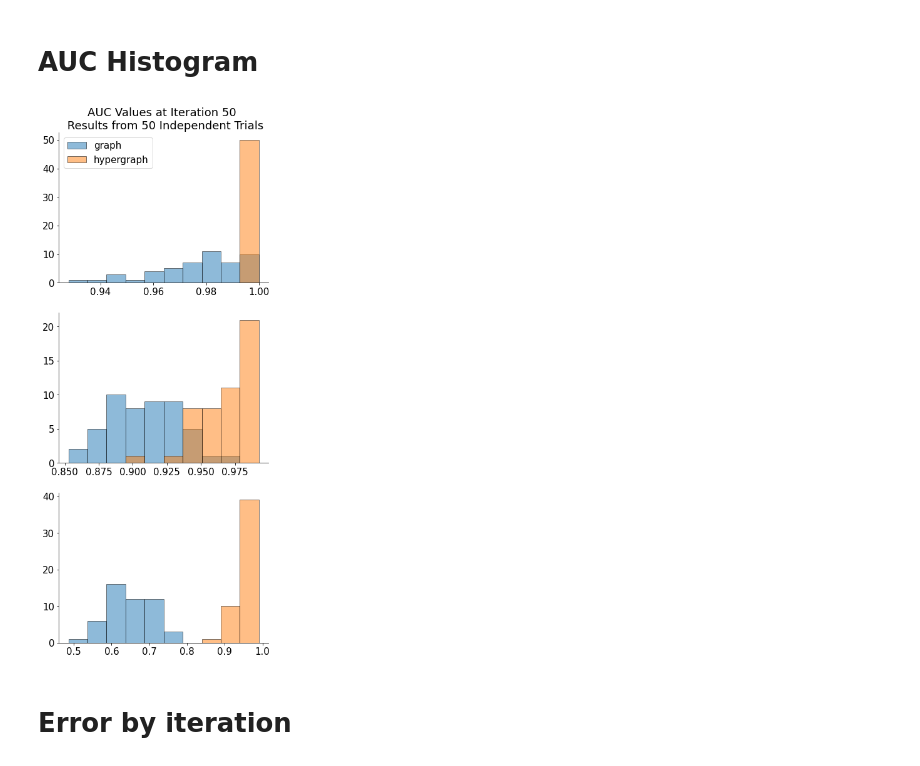
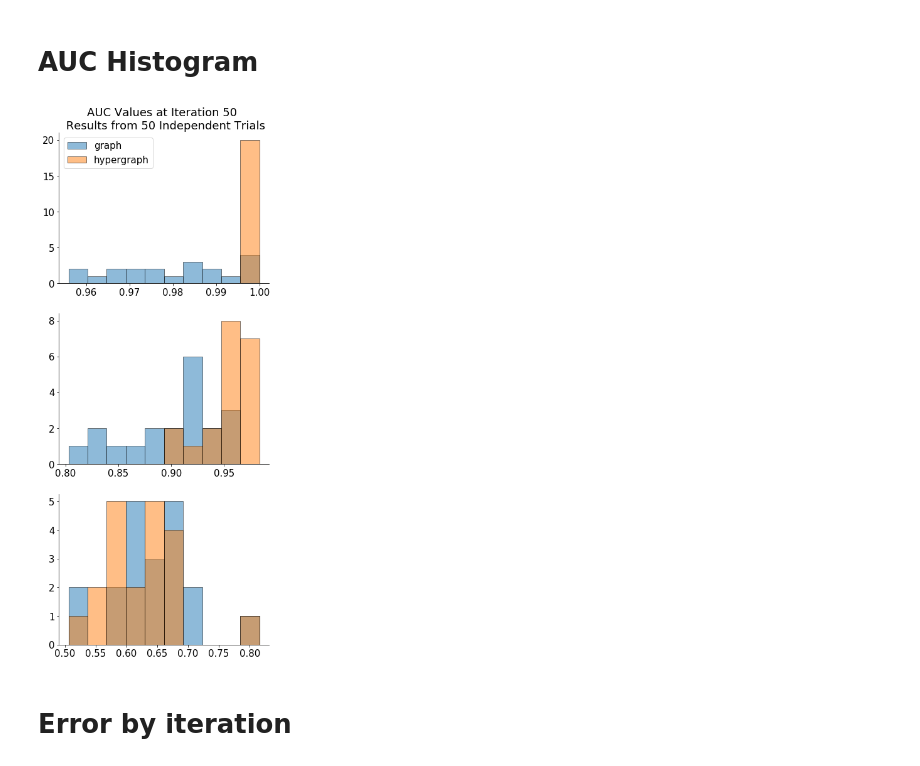
Before and after one commit to Orecchia-Research-Group/hypergraph_diffusions, a Jupyter notebook: Figure generation.ipynb, the cells around one changed output. Cells and saved outputs as stored; diff of their text form; code cells hidden in the pictures.

```diff
--- a/Figure generation.ipynb
+++ b/Figure generation.ipynb
@@ -27,7 +26,7 @@ def plot_label_comparison_binary(ax, label_vector, data_matrix, titlestring=None
     error = sweep_cut_classification_error(label_estimates)
 
     community_size = int(len(label_vector)/2)
-    im = ax.scatter(data_matrix[:,0],data_matrix[:,1], c=label_estimates)
+    im = ax.scatter(data_matrix[:,0],data_matrix[:,1], c=label_estimates.reshape(-1))
     #im = ax.scatter(data_matrix[:community_size,0],data_matrix[:community_size,1], c=label_estimates[:community_size])
     #plt.colorbar(im, ax=ax)
 
@@ -126,7 +125,7 @@ def final_plot_AUC_hist(AUC_vals, ax, decorated = False):
 k = 5
 iterations_to_plot = [50]
 diffusion_step_size = 1
-num_trials = 50
+num_trials = 20
 
 #fig, axes = plt.subplots(nrows=3, ncols=2, figsize = (12, 15))
 fig, ax = plt.subplots(nrows=3, ncols=1, figsize = (6, 15))
@@ -134,35 +133,36 @@ axes_idx = 0
 
 for data_generation, problem_kind in [(generate_spirals,'Spirals'), (generate_overlapping_rings,'Rings'),
                                       (generate_concentric_highdim,'Concentric hyperspheres')]:
+    print(problem_kind)
     AUC_vals = []
     for trial in range(num_trials):
         # generate new data
         _,data_matrix = data_generation(verbose=False)
 
         # build graph/hypergraph
         knn_adj_matrix = build_knn_graph(data_matrix,k)
         knn_hgraph_dict = build_knn_hypergraph(data_matrix,k)
 
         # run diffusion
         max_iterations_needed = max(iterations_to_plot)
         hypergraph_diff_results, graph_diff_results = semi_superivsed_knn_clustering(knn_adj_matrix,
                         knn_hgraph_dict, num_iterations = max_iterations_needed, verbose = False)
 
         hypergraph_x = hypergraph_diff_results['x']
         graph_x = graph_diff_results['x']
 
         n = data_matrix.shape[0]
         labels = np.hstack([np.full(shape=int(n/2),fill_value = -1),np.full(shape=int(n/2),fill_value = 1)])
         graph_auc_score = metrics.roc_auc_score(labels, graph_x[-1, :])
         hypergraph_auc_score = metrics.roc_auc_score(labels, hypergraph_x[-1, :])
 
         AUC_vals.append((hypergraph_auc_score, graph_auc_score))
     final_plot_AUC_hist(AUC_vals, ax = ax[axes_idx], decorated = (axes_idx == 0) )
     axes_idx+=1
 #plt.savefig('AUC_hist.pdf', bbox_inches='tight')
 plt.show()
 # %% [output]
-[figure, old version]
+[figure, new version]
 # %% [markdown]
 # Error by iteration
 # %%
```
Also changed, not shown: parts of 3 cells of this notebook, 1 other file.
